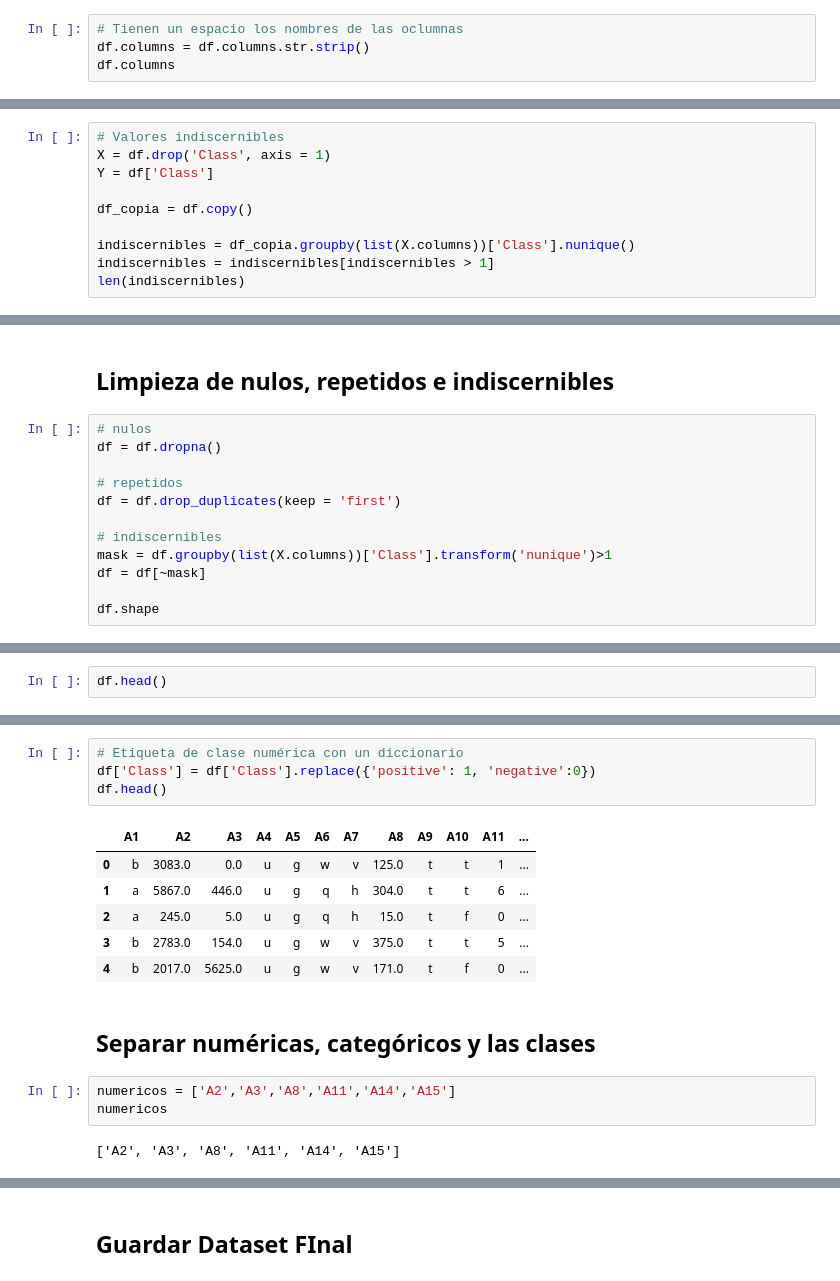
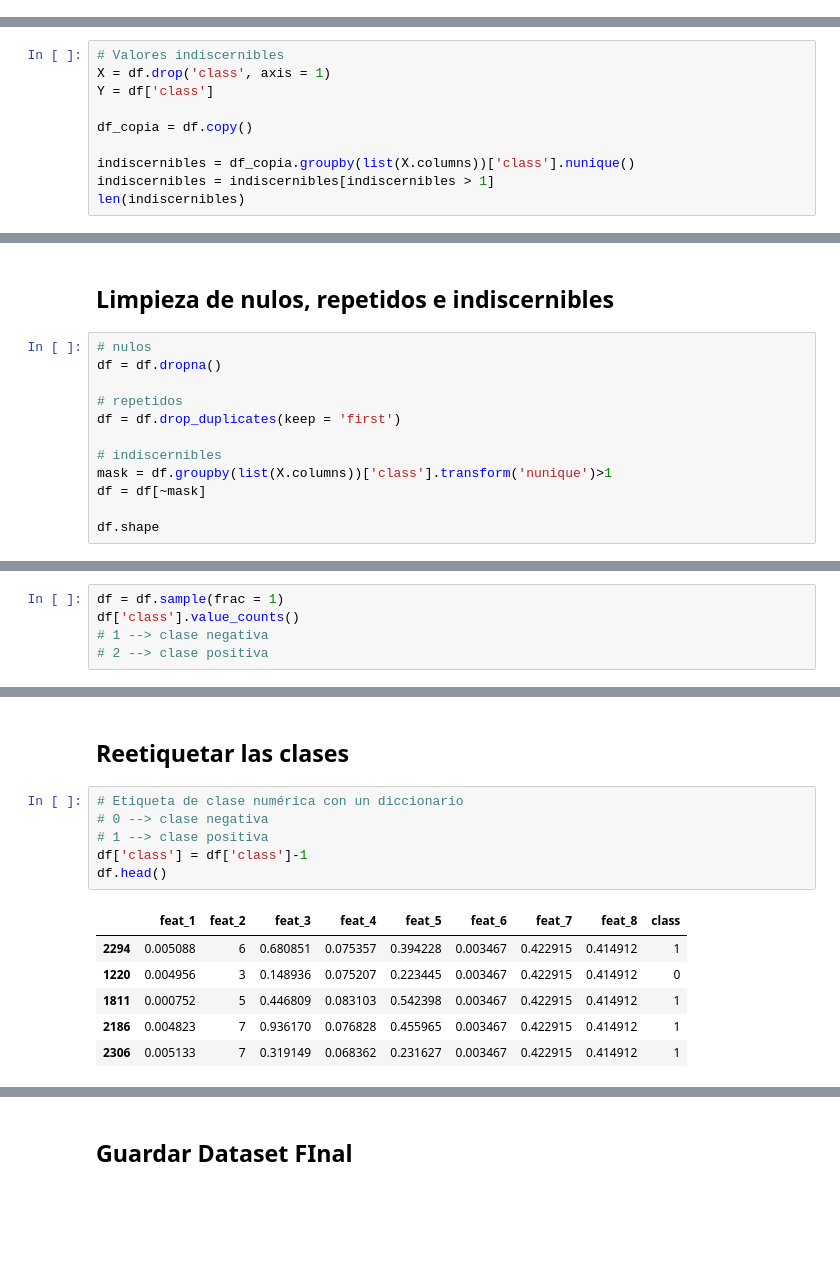
Before and after one commit to JairRamosG/T-cnicas-avanzadas-de-Clasificaci-n-de-Patrones, a Jupyter notebook: Tarea3 - Medidas de desempeño/src/limpieza.ipynb, the cells around one changed output, grey strips where cells are left out. Cells and saved outputs as stored; diff of their text form; blank space fills up the shorter version.

```diff
--- a/Tarea3 - Medidas de desempeño/src/limpieza.ipynb
+++ b/Tarea3 - Medidas de desempeño/src/limpieza.ipynb
@@ -27,4 +28,0 @@ df.shape
-# %%
-# Tienen un espacio los nombres de las oclumnas
-df.columns = df.columns.str.strip()
-df.columns
@@ -62,12 +57,12 @@ df.duplicated().sum()
 np.int64(0)
 # %%
 # Valores indiscernibles
-X = df.drop('Class', axis = 1)
-Y = df['Class']
+X = df.drop('class', axis = 1)
+Y = df['class']
 
 df_copia = df.copy()
 
-indiscernibles = df_copia.groupby(list(X.columns))['Class'].nunique()
+indiscernibles = df_copia.groupby(list(X.columns))['class'].nunique()
 indiscernibles = indiscernibles[indiscernibles > 1]
 len(indiscernibles)
 # %% [output]
@@ -82,7 +77,7 @@ df = df.dropna()
 df = df.drop_duplicates(keep = 'first')
 
 # indiscernibles
-mask = df.groupby(list(X.columns))['Class'].transform('nunique')>1
+mask = df.groupby(list(X.columns))['class'].transform('nunique')>1
 df = df[~mask]
 
 df.shape
@@ -98,3 +95,6 @@ df.shape
 # %%
-df.head()
+df = df.sample(frac = 1)
+df['class'].value_counts()
+# 1 --> clase negativa
+# 2 --> clase positiva
 # %% [output]
@@ -107,18 +114,15 @@ df.head()
+# %% [markdown]
+## Reetiquetar las clases
 # %%
 # Etiqueta de clase numérica con un diccionario
-df['Class'] = df['Class'].replace({'positive': 1, 'negative':0})
+# 0 --> clase negativa
+# 1 --> clase positiva
+df['class'] = df['class']-1
 df.head()
 # %% [output]
-|  | A1 | A2 | A3 | A4 | A5 | A6 | A7 | A8 | A9 | A10 | A11 | ... |
-| 0 | b | 3083.0 | 0.0 | u | g | w | v | 125.0 | t | t | 1 | ... |
-| 1 | a | 5867.0 | 446.0 | u | g | q | h | 304.0 | t | t | 6 | ... |
-| 2 | a | 245.0 | 5.0 | u | g | q | h | 15.0 | t | f | 0 | ... |
-| 3 | b | 2783.0 | 154.0 | u | g | w | v | 375.0 | t | t | 5 | ... |
-| 4 | b | 2017.0 | 5625.0 | u | g | w | v | 171.0 | t | f | 0 | ... |
+|  | feat_1 | feat_2 | feat_3 | feat_4 | feat_5 | feat_6 | feat_7 | feat_8 | class |
+| 2294 | 0.005088 | 6 | 0.680851 | 0.075357 | 0.394228 | 0.003467 | 0.422915 | 0.414912 | 1 |
+| 1220 | 0.004956 | 3 | 0.148936 | 0.075207 | 0.223445 | 0.003467 | 0.422915 | 0.414912 | 0 |
+| 1811 | 0.000752 | 5 | 0.446809 | 0.083103 | 0.542398 | 0.003467 | 0.422915 | 0.414912 | 1 |
+| 2186 | 0.004823 | 7 | 0.936170 | 0.076828 | 0.455965 | 0.003467 | 0.422915 | 0.414912 | 1 |
+| 2306 | 0.005133 | 7 | 0.319149 | 0.068362 | 0.231627 | 0.003467 | 0.422915 | 0.414912 | 1 |
-# %% [markdown]
-## Separar numéricas, categóricos y las clases
-# %%
-numericos = ['A2','A3','A8','A11','A14','A15']
-numericos
-# %% [output]
-['A2', 'A3', 'A8', 'A11', 'A14', 'A15']
```
Also changed, not shown: parts of 25 cells of this notebook, 6 other files.
